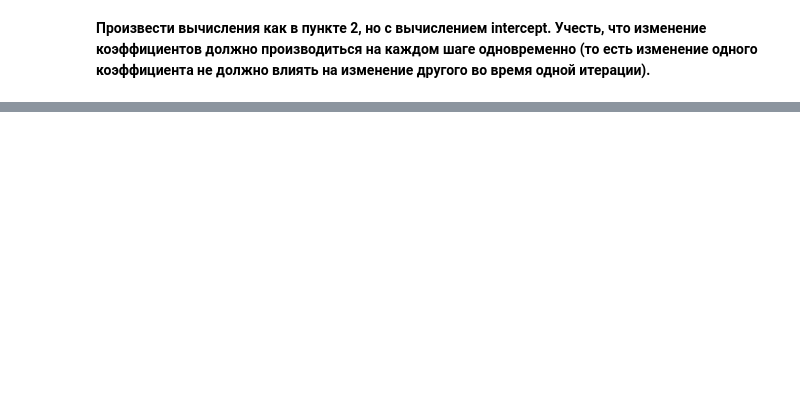
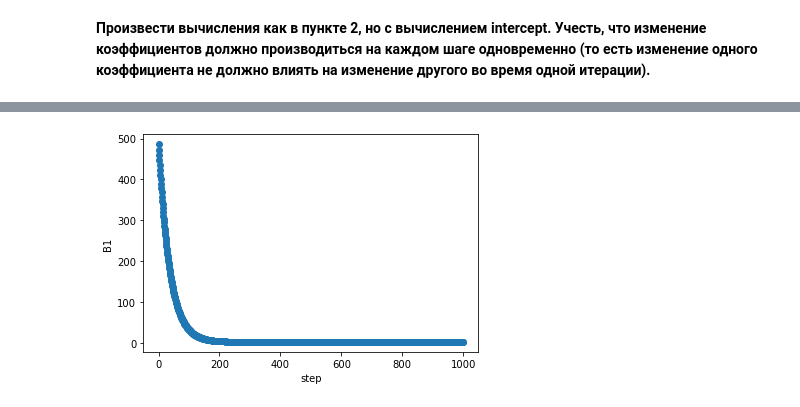
Before and after one commit to GoninM/GB_probability_theory, a Jupyter notebook: homework_7.ipynb, the cells around one changed output, grey strips where cells are left out. Cells and saved outputs as stored; diff of their text form; code cells hidden in the pictures; blank space fills up the shorter version.

```diff
--- a/homework_7.ipynb
+++ b/homework_7.ipynb
@@ -20,0 +215,7 @@ array([401, 574, 874, 919, 459, 739, 653, 902, 746, 832])
+# %%
+plt.scatter(np.arange(0,num_iteration), b1)
+plt.xlabel('step')
+plt.ylabel('B1')
+plt.show()
+# %% [output]
+[figure, added]
```
Also changed, not shown: parts of 31 cells of this notebook.
